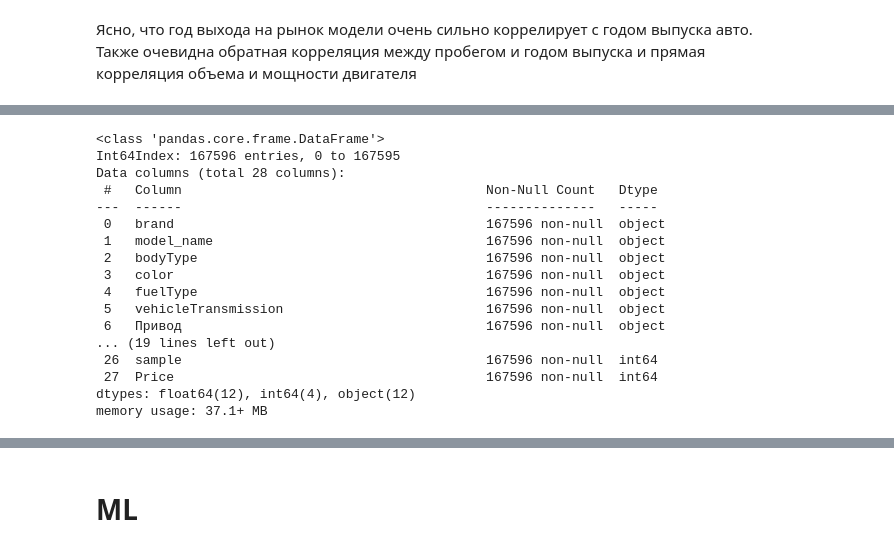
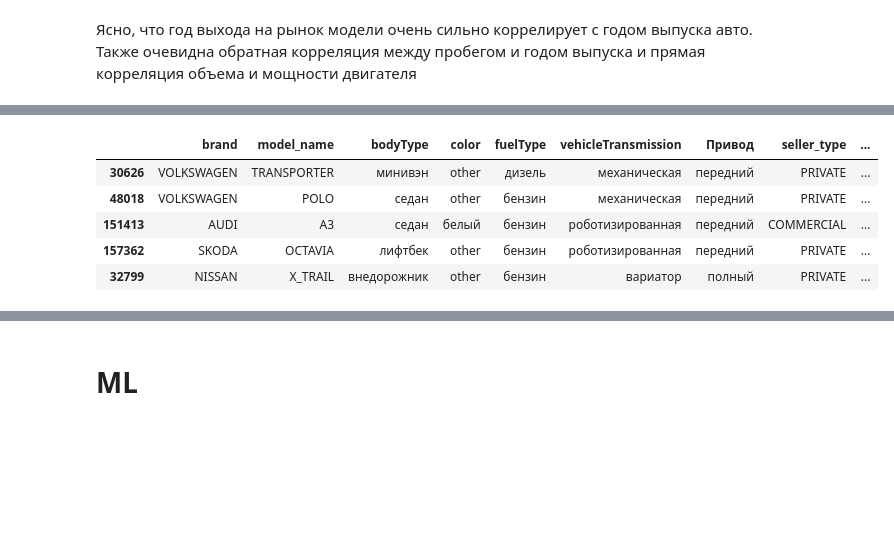
Before and after one commit to Dagger77/dagger77_projects, a Jupyter notebook: module_6/sf-project6-maxsverdlov.ipynb, the cells around one changed output, grey strips where cells are left out. Saved outputs shown, nothing was run; the diff lists cells and outputs as text; code cells hidden in the pictures; blank space fills up the shorter version.

Commit message:
Version3
Added features: 'age', 'seller_type'

```diff
--- a/module_6/sf-project6-maxsverdlov.ipynb
+++ b/module_6/sf-project6-maxsverdlov.ipynb
@@ -1212,23 +1340,12 @@ Index(['brand', 'model_name', 'bodyType', 'color', 'fuelType', 'vehicleTransmiss
-# %%
-data_preproc.info()
-# %% [output]
-<class 'pandas.core.frame.DataFrame'>
-Int64Index: 167596 entries, 0 to 167595
-Data columns (total 28 columns):
- #   Column                                       Non-Null Count   Dtype
----  ------                                       --------------   -----
- 0   brand                                        167596 non-null  object
- 1   model_name                                   167596 non-null  object
- 2   bodyType                                     167596 non-null  object
- 3   color                                        167596 non-null  object
- 4   fuelType                                     167596 non-null  object
- 5   vehicleTransmission                          167596 non-null  object
- 6   Привод                                       167596 non-null  object
-... (19 lines left out)
- 26  sample                                       167596 non-null  int64
- 27  Price                                        167596 non-null  int64
-dtypes: float64(12), int64(4), object(12)
-memory usage: 37.1+ MB
+# %%
+data_preproc.sample(5)
+# %% [output]
+|  | brand | model_name | bodyType | color | fuelType | vehicleTransmission | Привод | seller_type | ... |
+| 30626 | VOLKSWAGEN | TRANSPORTER | минивэн | other | дизель | механическая | передний | PRIVATE | ... |
+| 48018 | VOLKSWAGEN | POLO | седан | other | бензин | механическая | передний | PRIVATE | ... |
+| 151413 | AUDI | A3 | седан | белый | бензин | роботизированная | передний | COMMERCIAL | ... |
+| 157362 | SKODA | OCTAVIA | лифтбек | other | бензин | роботизированная | передний | PRIVATE | ... |
+| 32799 | NISSAN | X_TRAIL | внедорожник | other | бензин | вариатор | полный | PRIVATE | ... |
 # %%
 data_preproc.isna().sum()
 # %% [output]
```
Also changed, not shown: parts of 28 cells of this notebook, 1 other file.
